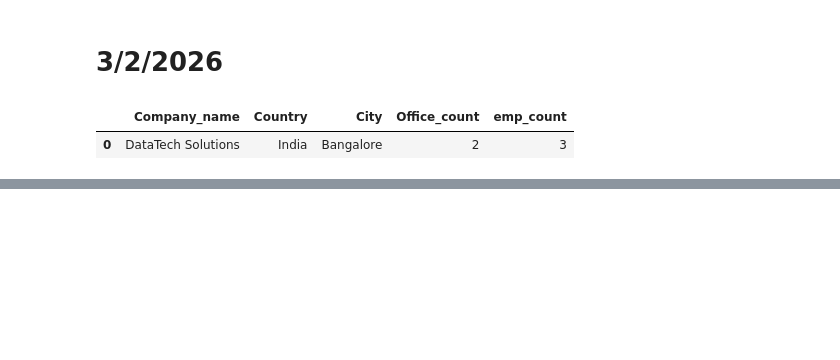
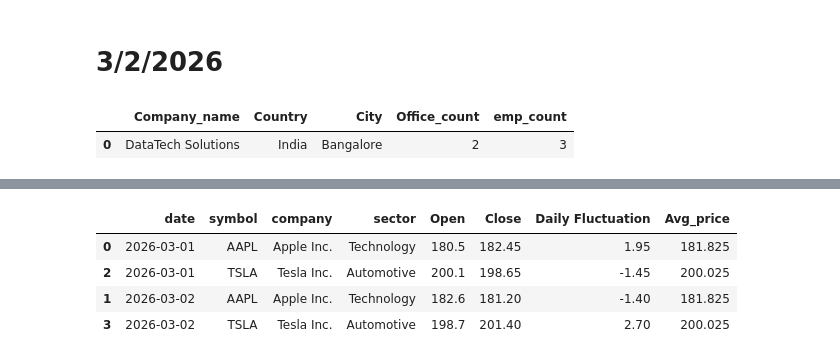
Before and after one commit to AshwinRaj-U/Python-Code-Practice, a Jupyter notebook: Practice_workbook.ipynb, the cells around one changed output, grey strips where cells are left out. Drawn from its saved outputs; the diff is of its cells as text; code cells hidden in the pictures; blank space fills up the shorter version.

```diff
--- a/Practice_workbook.ipynb
+++ b/Practice_workbook.ipynb
@@ -2831,3 +2831,89 @@ output
 # %% [output]
 |  | Company_name | Country | City | Office_count | Employee_count | Project_count | Customer_count | ... |
 | 0 | DataTech Solutions | India | Bangalore | 2 | 3 | 4 | 2 | ... |
+# %%
+input_json = {
+  "stocks": [
+    {
+      "symbol": "AAPL",
+      "company": "Apple Inc.",
+      "sector": "Technology",
+      "history": [
+        {
+          "date": "2026-03-01",
+          "open": 180.50,
+          "close": 182.45,
+          "high": 183.20,
+          "low": 179.80,
+          "volume": 75432000
+        },
+        {
+          "date": "2026-03-02",
+          "open": 182.60,
+          "close": 181.20,
+          "high": 184.00,
+          "low": 180.90,
+          "volume": 68945000
+        }
+      ]
+    },
+    {
+      "symbol": "TSLA",
+      "company": "Tesla Inc.",
+      "sector": "Automotive",
+      "history": [
+        {
+          "date": "2026-03-01",
+          "open": 200.10,
+          "close": 198.65,
+          "high": 202.50,
+          "low": 197.80,
+          "volume": 61234000
+        },
+        {
+          "date": "2026-03-02",
+          "open": 198.70,
+          "close": 201.40,
+          "high": 202.00,
+          "low": 197.50,
+          "volume": 52356000
+        }
+      ]
+    }
+  ]
+}
+
+import pandas as pd
+
+stock_data = []
+for i in input_json['stocks']:
+    symbol = i['symbol']
+    company = i['company']
+    sector = i['sector']
+    for j in i['history']:
+        date = j['date']
+        open_price = j['open']
+        close_price = j['close']
+        daily_fluctuation = close_price - open_price
+
+        stock_data.append({
+            "date":date,
+            "symbol":symbol,
+            "company":company,
+            "sector":sector,
+            "Open":open_price,
+            "Close":close_price,
+            "Daily Fluctuation":daily_fluctuation
+        })
+
+history = pd.DataFrame(stock_data).sort_values(by='date',ascending=True)
+avg_map=history.groupby(['symbol'])['Close'].mean().to_dict()
+history['Avg_price']=history['symbol'].map(avg_map)
+
+history.head()
+# %% [output]
+|  | date | symbol | company | sector | Open | Close | Daily Fluctuation | Avg_price |
+| 0 | 2026-03-01 | AAPL | Apple Inc. | Technology | 180.5 | 182.45 | 1.95 | 181.825 |
+| 2 | 2026-03-01 | TSLA | Tesla Inc. | Automotive | 200.1 | 198.65 | -1.45 | 200.025 |
+| 1 | 2026-03-02 | AAPL | Apple Inc. | Technology | 182.6 | 181.20 | -1.40 | 181.825 |
+| 3 | 2026-03-02 | TSLA | Tesla Inc. | Automotive | 198.7 | 201.40 | 2.70 | 200.025 |
```
